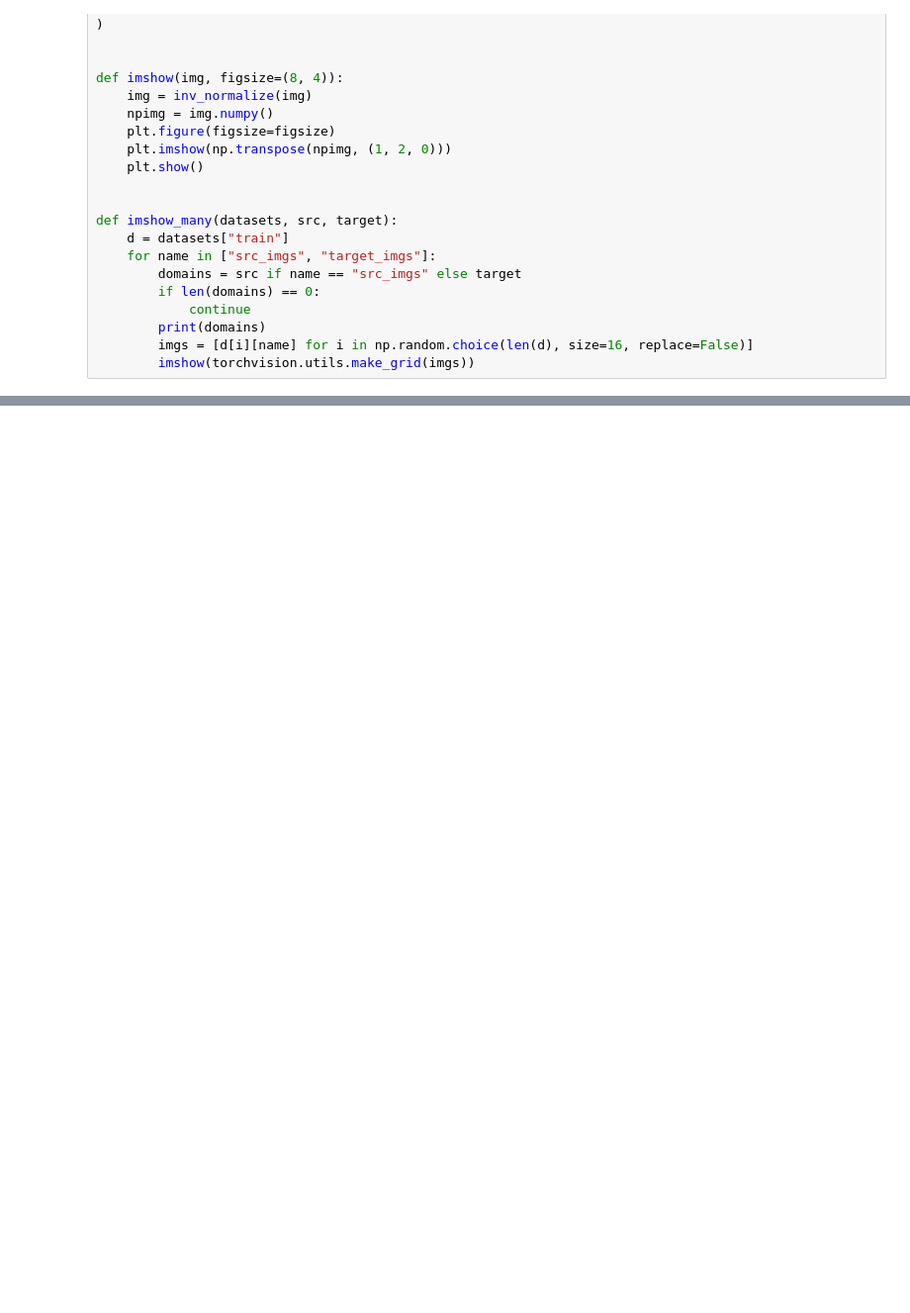
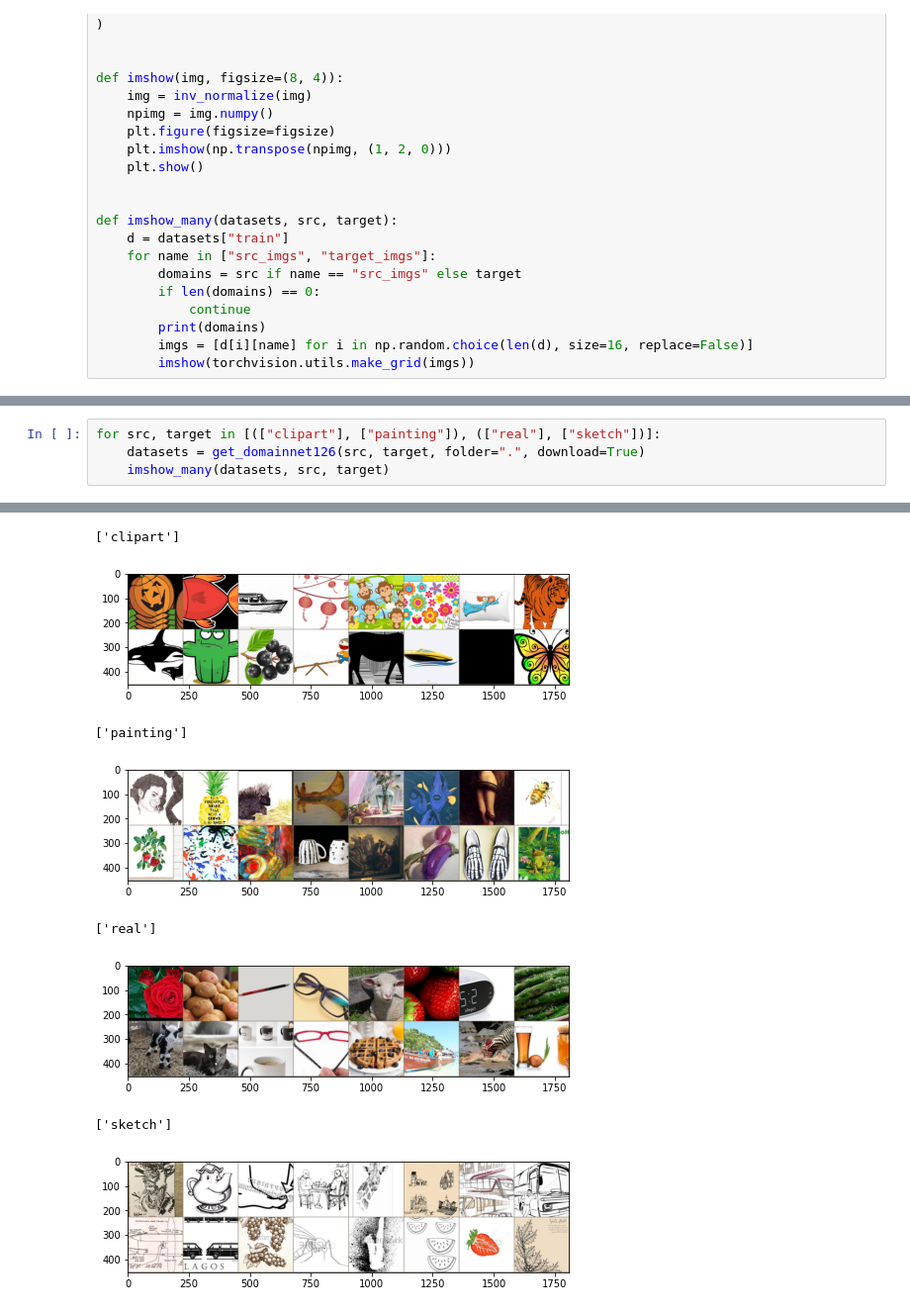
Before and after one commit to KevinMusgrave/pytorch-adapt, a Jupyter notebook: examples/other/DatasetViz.ipynb, the cells around one changed output, grey strips where cells are left out. Shown at 99% size. Cells and saved outputs as stored; diff of their text form; blank space fills up the shorter version.

```diff
--- a/examples/other/DatasetViz.ipynb
+++ b/examples/other/DatasetViz.ipynb
@@ -67,0 +110,5 @@ for src, target in [(["art"], ["clipart"]), (["product"], ["real"])]:
+# %%
+for src, target in [(["clipart"], ["painting"]), (["real"], ["sketch"])]:
+    datasets = get_domainnet126(src, target, folder=".", download=True)
+    imshow_many(datasets, src, target)
+# %% [output]
@@ -67,0 +116,8 @@ for src, target in [(["art"], ["clipart"]), (["product"], ["real"])]:
+['clipart']
+[figure, added]
+['painting']
+[figure, added]
+['real']
+[figure, added]
+['sketch']
+[figure, added]
```
Also changed, not shown: parts of 6 cells of this notebook.
